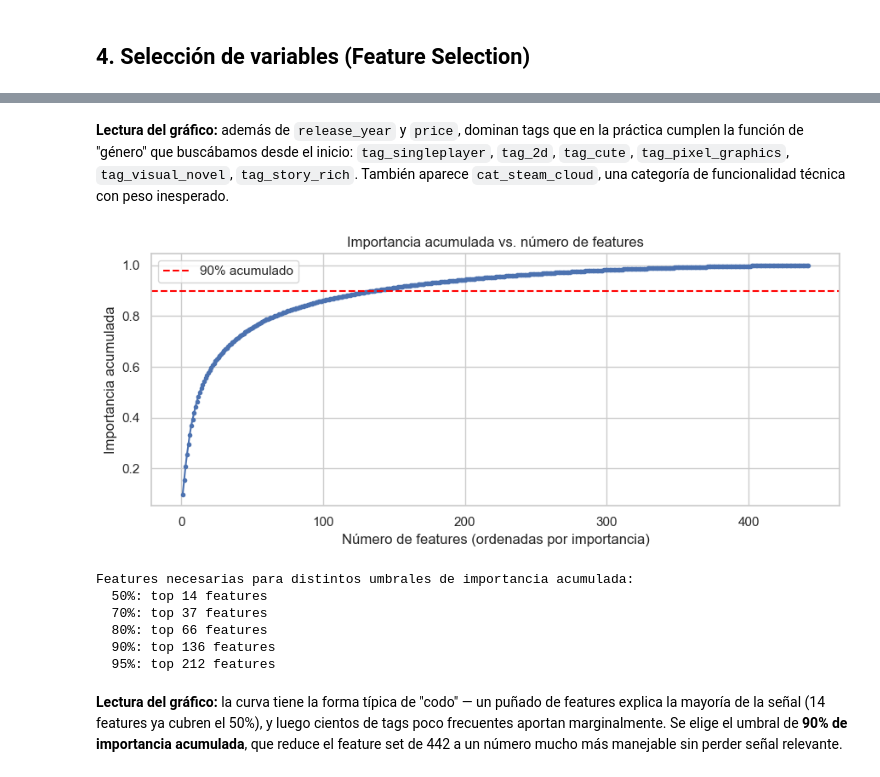
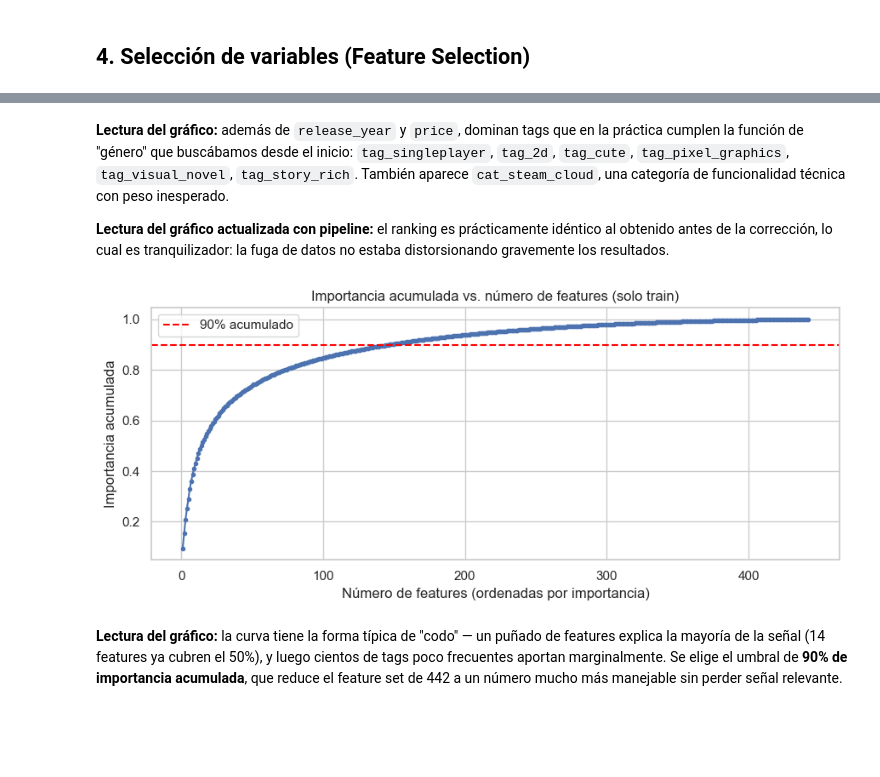
Before and after one commit to HichiroXD/Proyecto_IA_1, a Jupyter notebook: notebook/steam_analysis.ipynb, the cells around one changed output, grey strips where cells are left out. Cells and saved outputs as stored; diff of their text form; code cells hidden in the pictures; blank space fills up the shorter version.

Commit message:
Modificación para agregar pipeline en variable objetivo, y entrenamiento.
Se siguio el control de overfiting usando pipeline

```diff
--- a/notebook/steam_analysis.ipynb
+++ b/notebook/steam_analysis.ipynb
@@ -537,16 +567,0 @@ salvedad en mente.
-# %%
-# Random Forest "selector": solo para rankear importancia de features, no es el modelo final
-X = df_model[FEATURES]
-y = df_model[TARGET]
-
-rf_selector = RandomForestClassifier(n_estimators=200, max_depth=10, random_state=42, n_jobs=-1)
-rf_selector.fit(X, y)
-
-importances = pd.Series(rf_selector.feature_importances_, index=FEATURES).sort_values(ascending=False)
-
-plt.figure(figsize=(9, 8))
-sns.barplot(x=importances.head(30).values, y=importances.head(30).index, color='steelblue')
-plt.title('Top 30 features por importancia (Random Forest selector)')
-plt.xlabel('Importancia')
-plt.tight_layout()
-plt.show()
@@ -554,0 +596,16 @@ plt.show()
+# %%
+# Vista previa: se ajusta una instancia del selector SOLO con X_train, únicamente para
+# visualizar e interpretar qué features resultan más importantes (esto no afecta a los
+# Pipelines de la sección 5, que recalculan su propio selector internamente).
+selector_preview = CumulativeImportanceSelector(cum_threshold=0.90)
+selector_preview.fit(X_train, y_train)
+importances = selector_preview.importances_
+
+plt.figure(figsize=(9, 8))
+sns.barplot(x=importances.head(30).values, y=importances.head(30).index, color='steelblue')
+plt.title('Top 30 features por importancia (ajustado solo con X_train)')
+plt.xlabel('Importancia')
+plt.tight_layout()
+plt.show()
+
+print('Features seleccionadas (90% acumulado, solo con train):', len(selector_preview.selected_features_))
@@ -557,32 +617,25 @@ plt.show()
 cumplen la función de "género" que buscábamos desde el inicio: `tag_singleplayer`, `tag_2d`,
 `tag_cute`, `tag_pixel_graphics`, `tag_visual_novel`, `tag_story_rich`. También aparece
 `cat_steam_cloud`, una categoría de funcionalidad técnica con peso inesperado.
+
+**Lectura del gráfico actualizada con pipeline:** el ranking es prácticamente idéntico al obtenido antes de la
+corrección, lo cual es tranquilizador: la fuga de datos no estaba distorsionando
+gravemente los resultados.
 # %%
-# Importancia acumulada, para decidir cuántas features conservar
+# Importancia acumulada (solo train)
 cum_importance = importances.cumsum()
 
 plt.figure(figsize=(9, 4))
 plt.plot(range(1, len(cum_importance) + 1), cum_importance.values, marker='.')
 plt.axhline(0.90, color='red', linestyle='--', label='90% acumulado')
 plt.xlabel('Número de features (ordenadas por importancia)')
 plt.ylabel('Importancia acumulada')
 plt.legend()
-plt.title('Importancia acumulada vs. número de features')
+plt.title('Importancia acumulada vs. número de features (solo train)')
 plt.tight_layout()
 plt.show()
-
-print('Features necesarias para distintos umbrales de importancia acumulada:')
-for pct in [0.50, 0.70, 0.80, 0.90, 0.95]:
-    n = (cum_importance <= pct).sum() + 1
-    print(f'  {int(pct*100)}%: top {n} features')
 # %% [output]
-[figure, old version]
+[figure, new version]
-Features necesarias para distintos umbrales de importancia acumulada:
-  50%: top 14 features
-  70%: top 37 features
-  80%: top 66 features
-  90%: top 136 features
-  95%: top 212 features
 # %% [markdown]
 **Lectura del gráfico:** la curva tiene la forma típica de "codo" — un puñado de features
 explica la mayoría de la señal (14 features ya cubren el 50%), y luego cientos de tags
```
Also changed, not shown: parts of 23 cells of this notebook.
